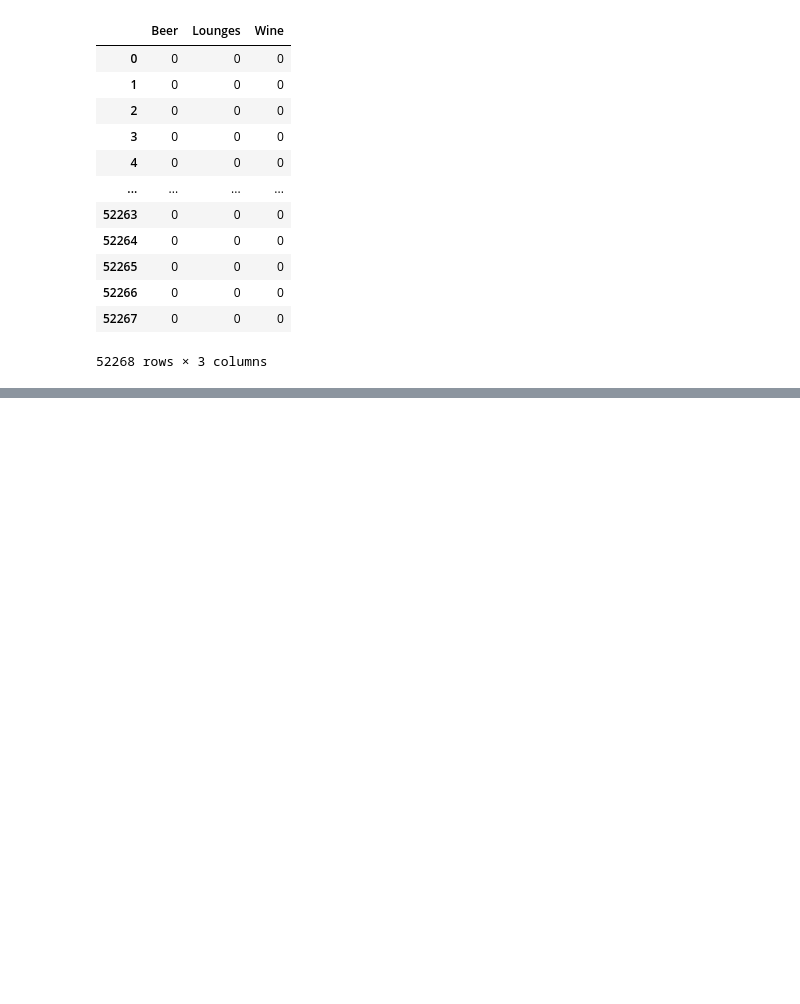
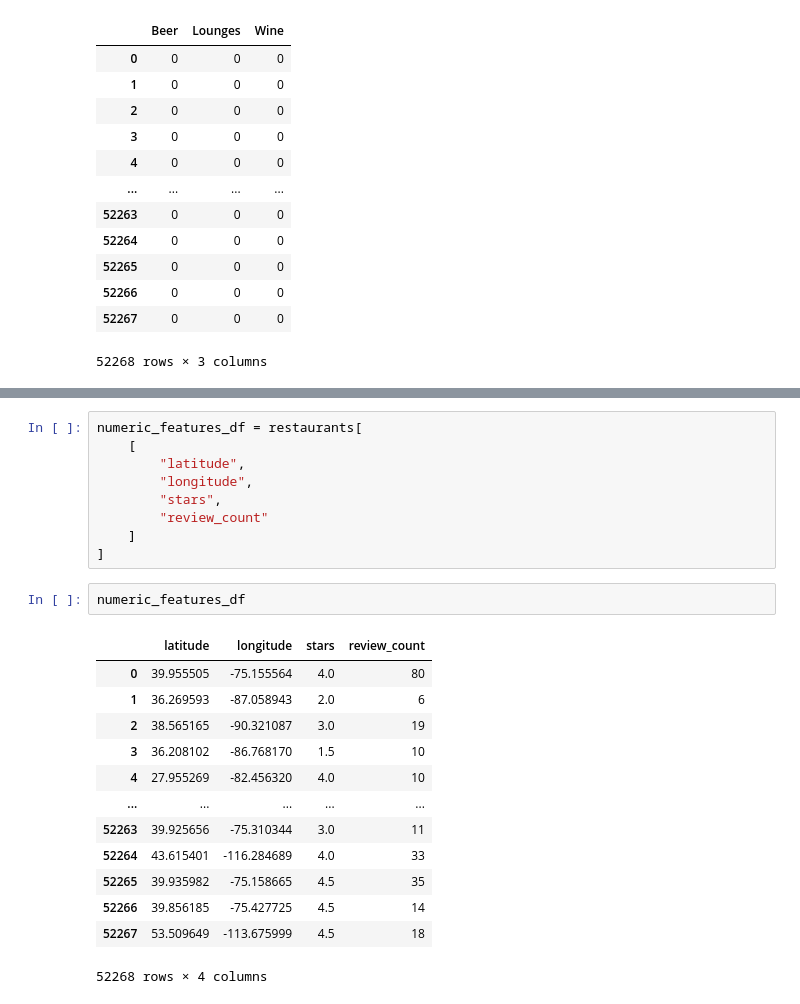
Before and after one commit to egaverilla-thestudent/Restaurant-Recommendation-System-Redux, a Jupyter notebook: notebooks/03_feature_engineering.ipynb, the cells around one changed output, grey strips where cells are left out. Saved outputs shown, nothing was run; the diff lists cells and outputs as text; blank space fills up the shorter version.

Commit message:
added numeric features df

```diff
--- a/notebooks/03_feature_engineering.ipynb
+++ b/notebooks/03_feature_engineering.ipynb
@@ -292,0 +315,25 @@ experience_df
+# %%
+numeric_features_df = restaurants[
+    [
+        "latitude",
+        "longitude",
+        "stars",
+        "review_count"
+    ]
+]
+# %%
+numeric_features_df
+# %% [output]
+|  | latitude | longitude | stars | review_count |
+| 0 | 39.955505 | -75.155564 | 4.0 | 80 |
+| 1 | 36.269593 | -87.058943 | 2.0 | 6 |
+| 2 | 38.565165 | -90.321087 | 3.0 | 19 |
+| 3 | 36.208102 | -86.768170 | 1.5 | 10 |
+| 4 | 27.955269 | -82.456320 | 4.0 | 10 |
+| ... | ... | ... | ... | ... |
+| 52263 | 39.925656 | -75.310344 | 3.0 | 11 |
+| 52264 | 43.615401 | -116.284689 | 4.0 | 33 |
+| 52265 | 39.935982 | -75.158665 | 4.5 | 35 |
+| 52266 | 39.856185 | -75.427725 | 4.5 | 14 |
+| 52267 | 53.509649 | -113.675999 | 4.5 | 18 |
+52268 rows × 4 columns
```
Also changed, not shown: parts of 2 cells of this notebook.
